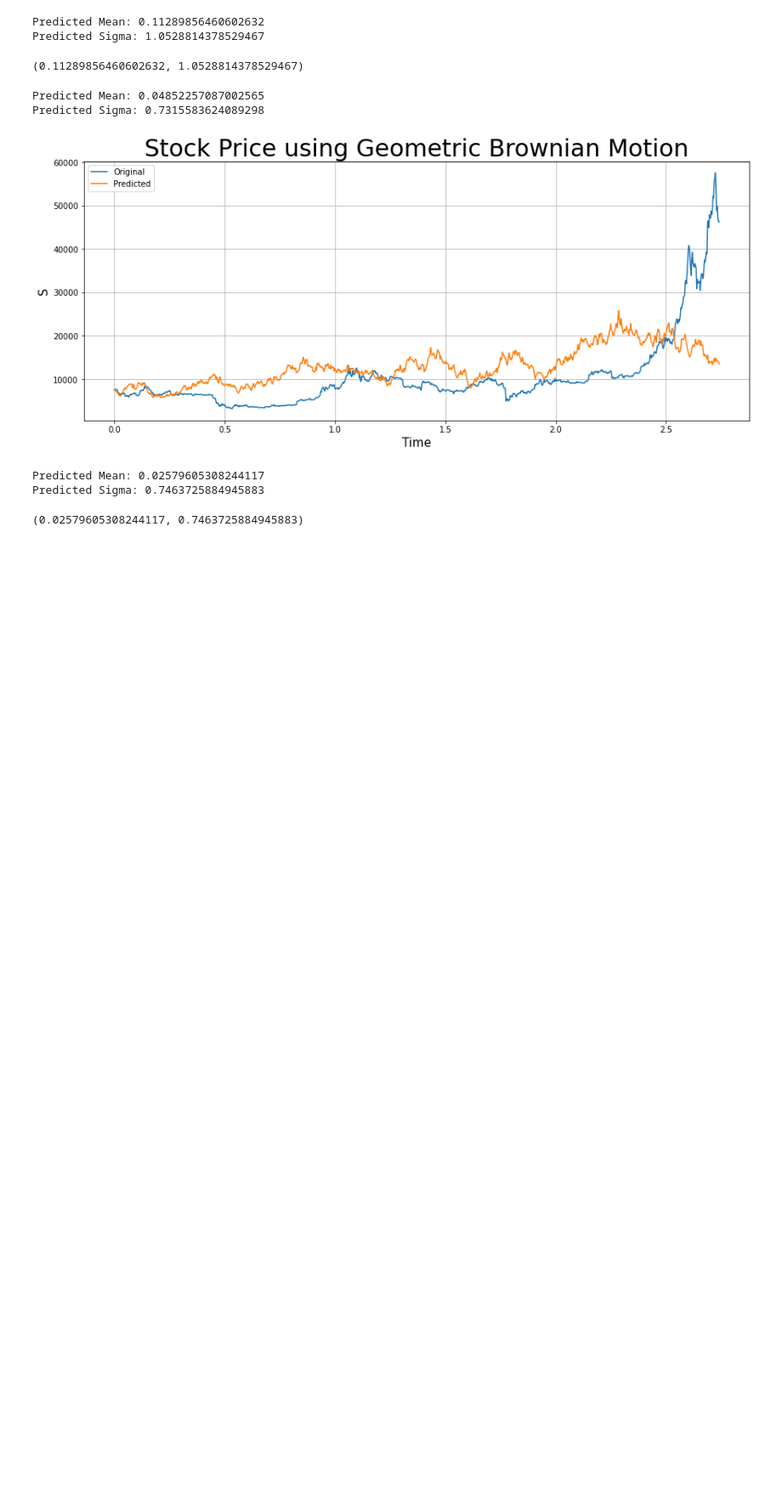
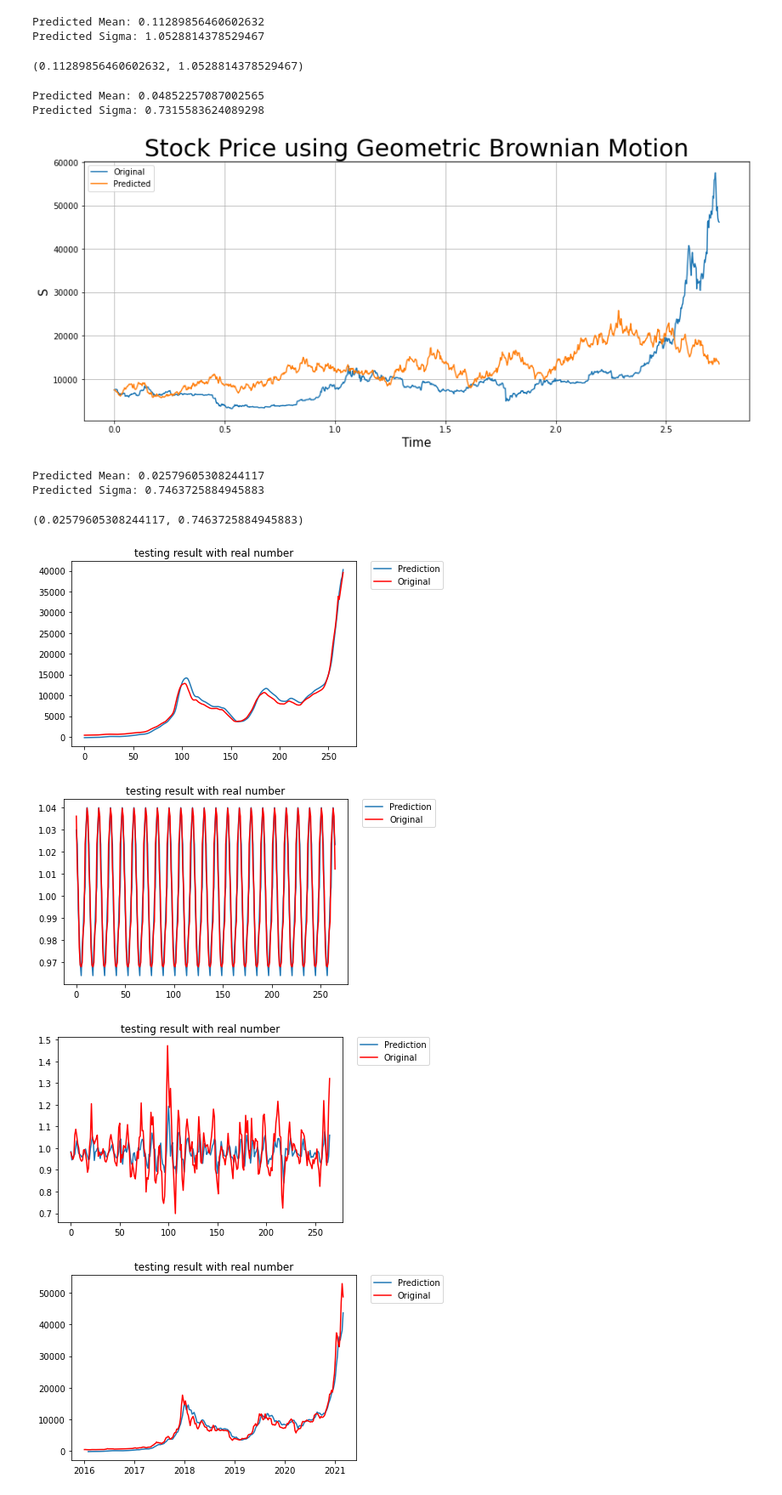
Before and after one commit to shantanutyagi67/Crypto_Prediction, a Jupyter notebook: BTC.ipynb, the cells around one changed output. Shown at 85% size. Cells and saved outputs as stored; diff of their text form; code cells hidden in the pictures; blank space fills up the shorter version.

```diff
--- a/BTC.ipynb
+++ b/BTC.ipynb
@@ -156,3 +158,44 @@ Predicted Sigma: 0.7315583624089298
 Predicted Mean: 0.02579605308244117
 Predicted Sigma: 0.7463725884945883
 (0.02579605308244117, 0.7463725884945883)
+# %%
+from sklearn.preprocessing import MinMaxScaler
+def model(treand):
+    scaler = MinMaxScaler()
+    treand_s = scaler.fit_transform(treand.values.reshape(-1,1))
+    def create_dataset(dataset, look_back=3):
+        dataX, dataY = [], []
+        for i in range(len(dataset)-look_back-1):
+            a = dataset[i:(i+look_back)]
+            dataX.append(a)
+            dataY.append(dataset[i + look_back])
+        return np.array(dataX), np.array(dataY)
+    x, y = create_dataset(treand_s)
+    x = x.reshape(x.shape[0], x.shape[1])
+    x_train = x[0:len(x)]
+    y_train = y[0:len(x)]
+    from sklearn.neural_network import MLPRegressor
+    clf = MLPRegressor(activation = 'tanh',solver='adam')
+    clf.fit(x_train,y_train)
+    train_pred = clf.predict(x_train)
+    plt.plot(scaler.inverse_transform(train_pred.reshape(-1,1)),label='Prediction')
+    plt.plot(scaler.inverse_transform(y_train.reshape(-1,1)),color='red', label='Original')
+    plt.legend(bbox_to_anchor=(1.05, 1), loc=2, borderaxespad=0.)
+    plt.title('testing result with real number')
+    plt.show()
+    return scaler.inverse_transform(train_pred.reshape(-1,1))
+t1 = model(treand)
+t2 = model(seasonal)
+t3 = model(resid)
+pred = t1*t2*t3
+pred = pd.DataFrame(pred,index=d1.observed.index.to_series().tail(266))
+plt.plot(pred,label='Prediction')
+plt.plot(d1.observed,color='red', label='Original')
+plt.legend(bbox_to_anchor=(1.05, 1), loc=2, borderaxespad=0.)
+plt.title('Prediction')
+plt.show()
+# %% [output]
+[figure, added]
+[figure, added]
+[figure, added]
+[figure, added]
```
Also changed, not shown: parts of 1 cell of this notebook, 1 other file.
